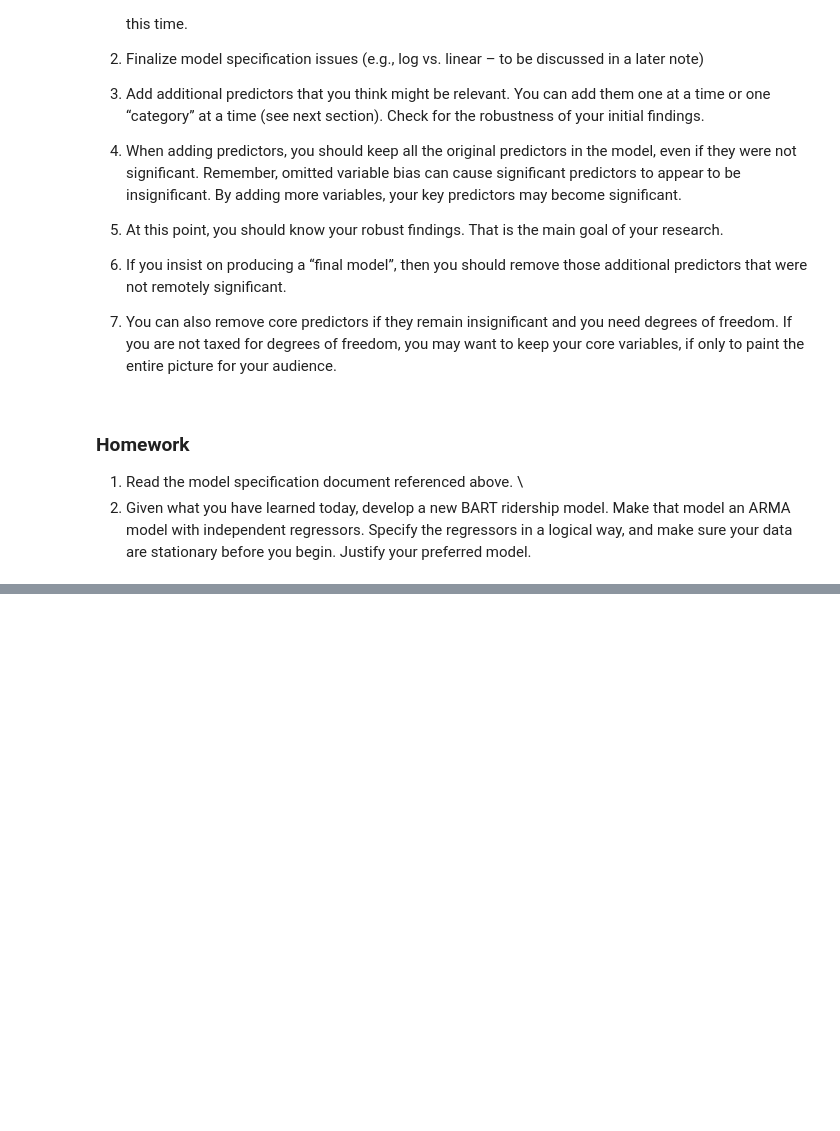
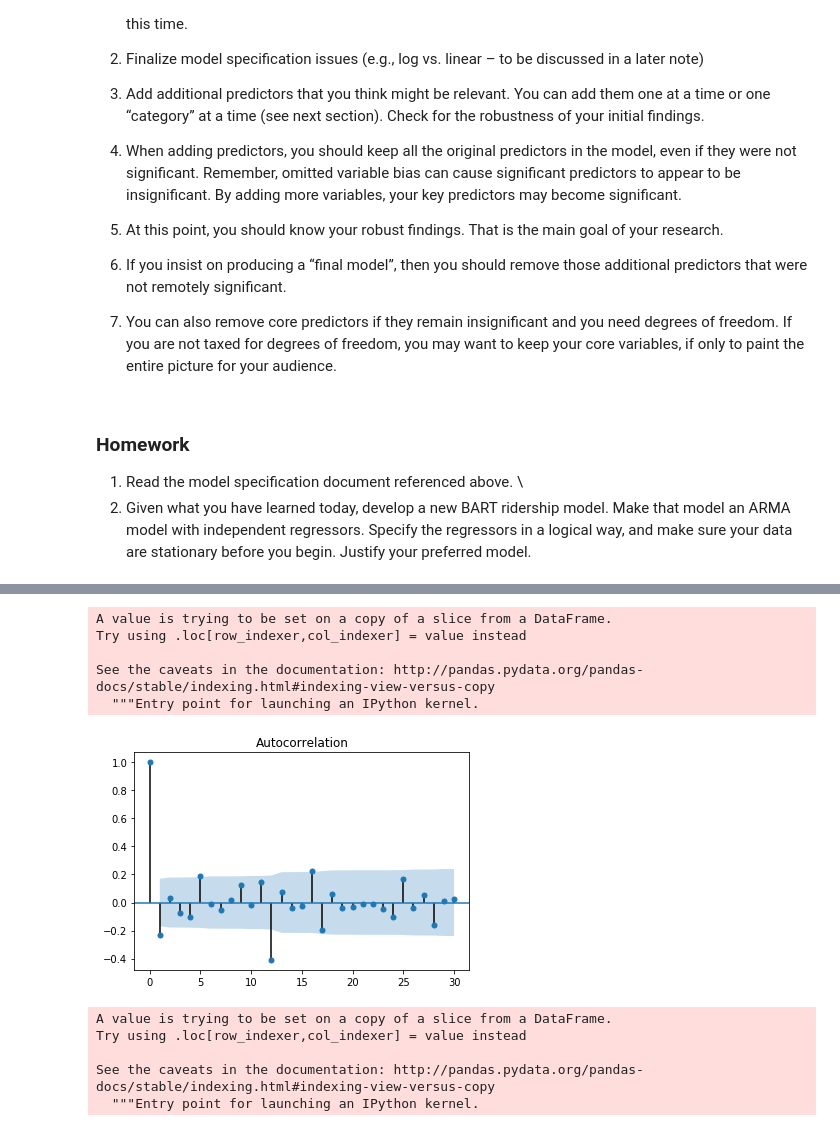
Before and after one commit to jawadmhoque/ce599, a Jupyter notebook: 24-Three Cs/Three Cs.ipynb, the cells around one changed output, grey strips where cells are left out. Drawn from its saved outputs; the diff is of its cells as text; code cells hidden in the pictures; blank space fills up the shorter version.

```diff
--- a/24-Three Cs/Three Cs.ipynb
+++ b/24-Three Cs/Three Cs.ipynb
@@ -294,0 +306,2 @@ They suggest:
+# %%
+data = diff2[diff2['BART_STRIKE'] == 0.0]
@@ -294,0 +333,20 @@ They suggest:
+# %%
+data['NON_WORKERS'] = data['POP'] - data['TOTEMP']
+# %% [output]
+A value is trying to be set on a copy of a slice from a DataFrame.
+Try using .loc[row_indexer,col_indexer] = value instead
+
+See the caveats in the documentation: http://pandas.pydata.org/pandas-docs/stable/indexing.html#indexing-view-versus-copy
+  """Entry point for launching an IPython kernel.
+# %%
+fig = sm.graphics.tsa.plot_acf(data['RIDERS'][13:], lags=30)
+# %% [output]
+[figure, added]
+# %%
+data['HH_VEH'] = data['HH'] - data['HH_0VEH']
+# %% [output]
+A value is trying to be set on a copy of a slice from a DataFrame.
+Try using .loc[row_indexer,col_indexer] = value instead
+
+See the caveats in the documentation: http://pandas.pydata.org/pandas-docs/stable/indexing.html#indexing-view-versus-copy
+  """Entry point for launching an IPython kernel.
```
Also changed, not shown: parts of 4 cells of this notebook.
